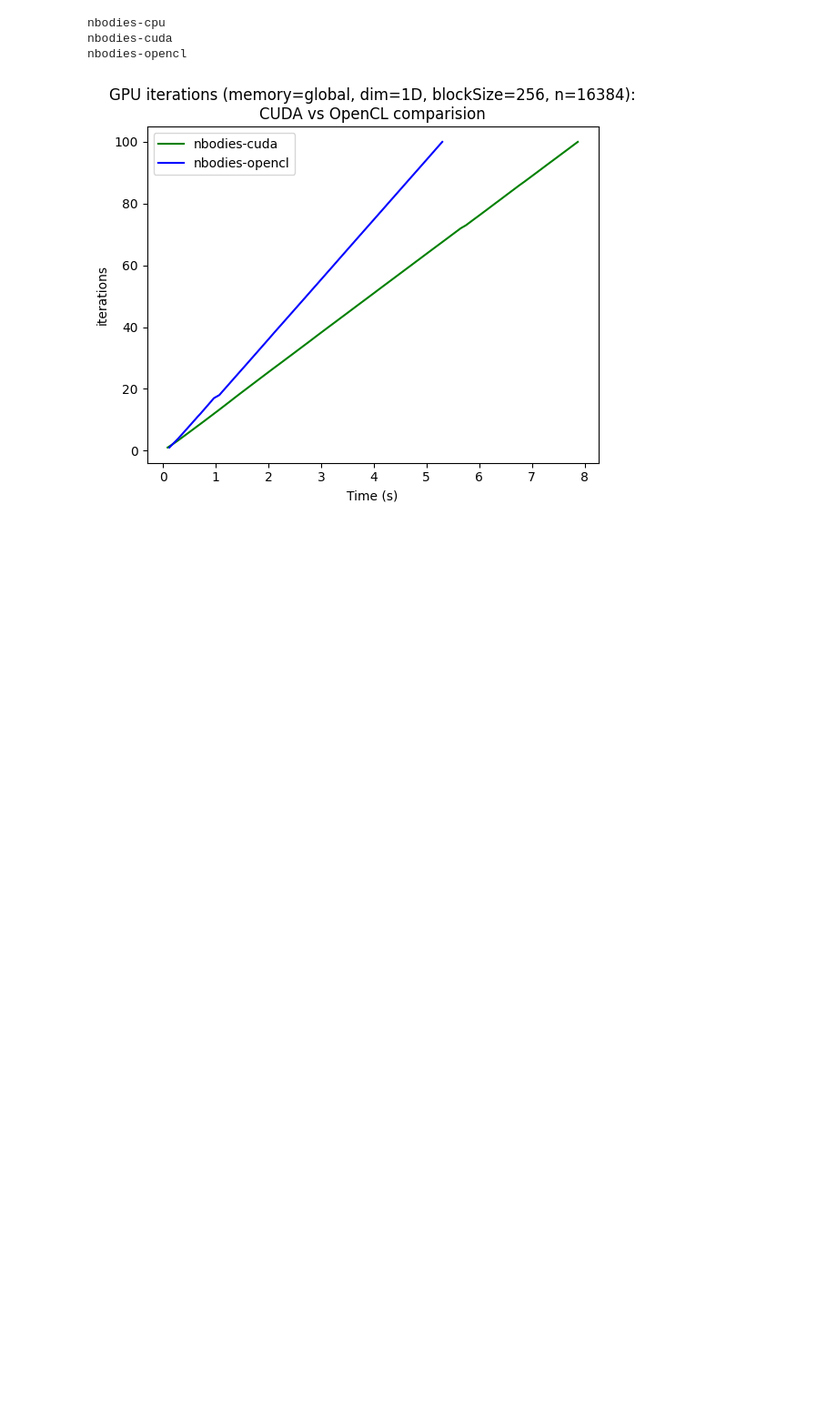
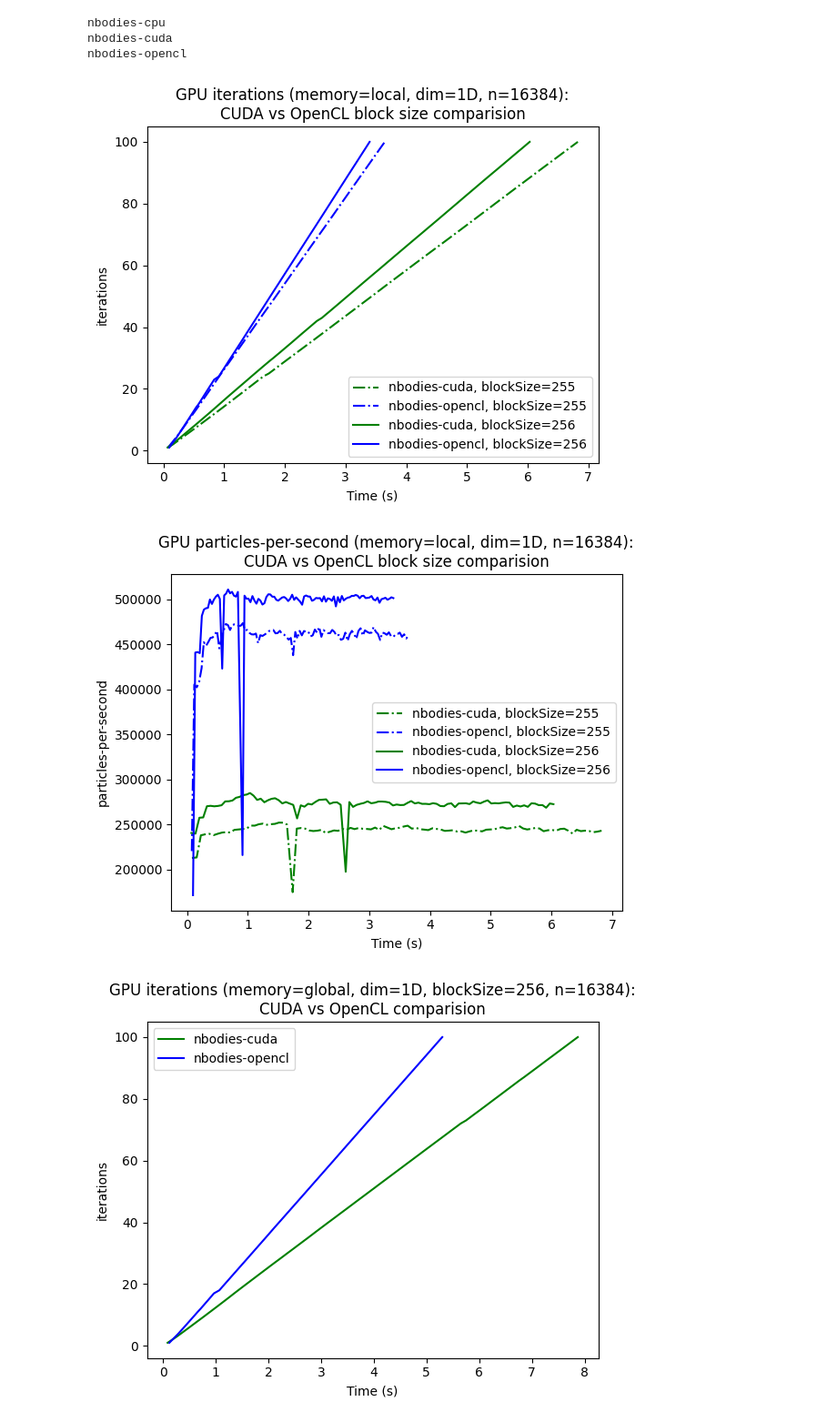
Before and after one commit to Cubolink/Cuda-NBodies-Problem, a Jupyter notebook: data-plots.ipynb, the cells around one changed output. Shown at 91% size. Saved outputs shown, nothing was run; the diff lists cells and outputs as text; code cells hidden in the pictures; blank space fills up the shorter version.

Commit message:
add: new jupyter plot

```diff
--- a/data-plots.ipynb
+++ b/data-plots.ipynb
@@ -199,6 +204,60 @@ for p_key in projects.keys():
             'memory': 'local' if 'local' in e_key else 'global',
             'dim': '2D' if '2d' in e_key else '1D'
         })
+# %%
+def plot_cuda_opencl_size_comparision(dataset_name):
+    memory = 'local'
+    dim = '1D'
+    subproject = subprojects['(255,16384)']
+
+    fig, ax = plt.subplots()
+    for experiment in subproject:
+        if experiment['dim'] == dim and experiment['memory'] == memory:
+            marker = ''
+            if 'cuda' in experiment['platform']:
+                marker += 'g'
+            elif 'opencl' in experiment['platform']:
+                marker += 'b'
+            else:
+                marker += 'r'
+
+            marker += '-.'
+
+            ax.plot(experiment['data'][dataset_name]['df'][0],
+                    experiment['data'][dataset_name]['df'][1],
+                    marker,
+                    label=f"{experiment['platform']}, blockSize={255}")
+
+    subproject = subprojects['(256,16384)']
+    for experiment in subproject:
+        if experiment['dim'] == dim and experiment['memory'] == memory:
+            marker = ''
+            if 'cuda' in experiment['platform']:
+                marker += 'g'
+            elif 'opencl' in experiment['platform']:
+                marker += 'b'
+            else:
+                marker += 'r'
+
+            marker += '-'
+
+            ax.plot(experiment['data'][dataset_name]['df'][0],
+                    experiment['data'][dataset_name]['df'][1],
+                    marker,
+                    label=f"{experiment['platform']}, blockSize={256}")
+
+    ax.set_xlabel('Time (s)')
+    ax.set_ylabel(dataset_name)
+    fig_title = f'GPU {dataset_name} (memory={memory}, dim={dim}, n={16384}):\nCUDA vs OpenCL block size comparision'
+    ax.set_title(fig_title)
+    ax.legend()
+    fig.savefig(os.path.join('plots', fig_title[:fig_title.find(':')]+'CUDAvsOpenCL blockSize comparision'+'.jpg'))
+
+plot_cuda_opencl_size_comparision('iterations')
+plot_cuda_opencl_size_comparision('particles-per-second')
+# %% [output]
+[figure, added]
+[figure, added]
 # %%
 def plot_cuda_opencl_comparision(dataset_name):
     memory = 'global'
```
Also changed, not shown: parts of 1 cell of this notebook.
